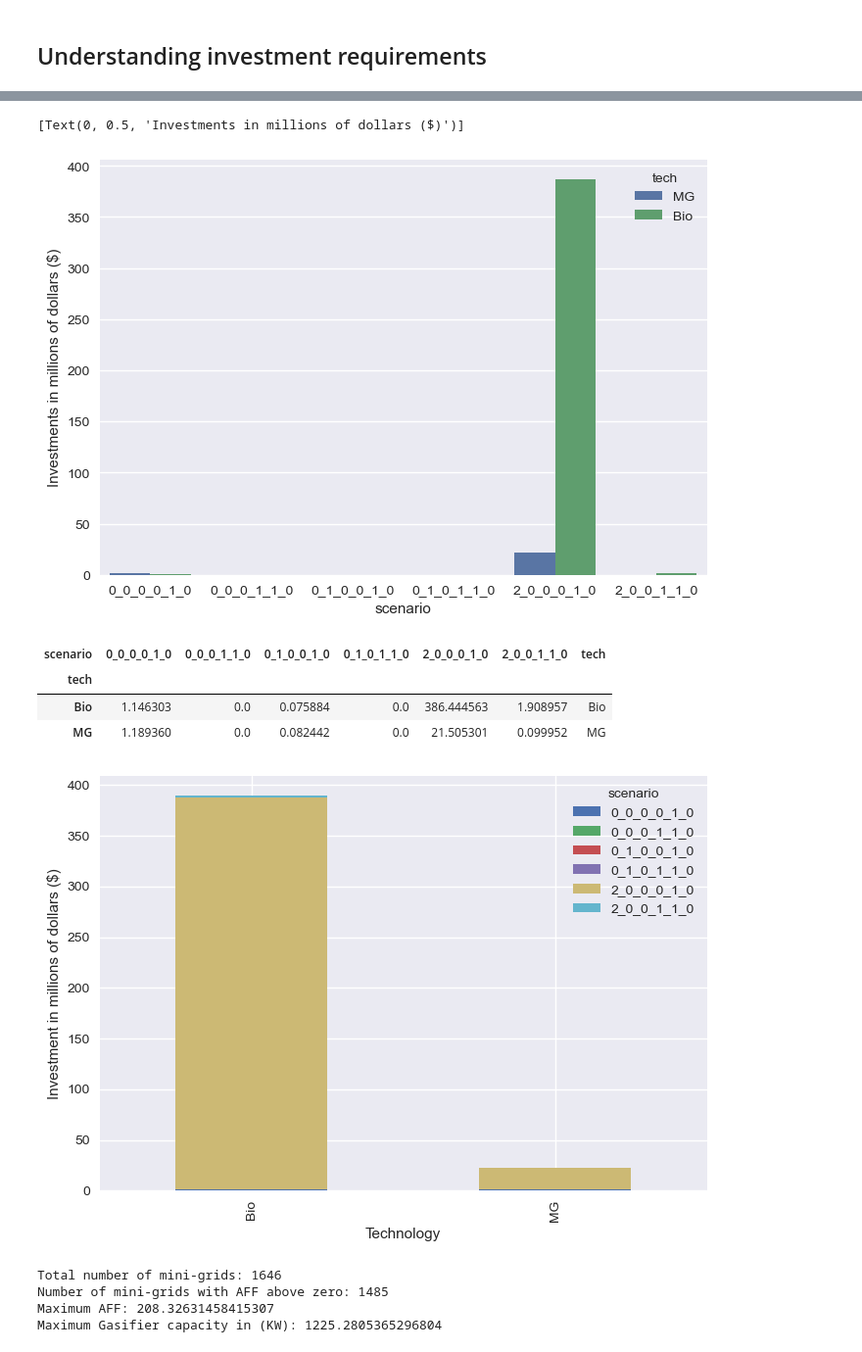
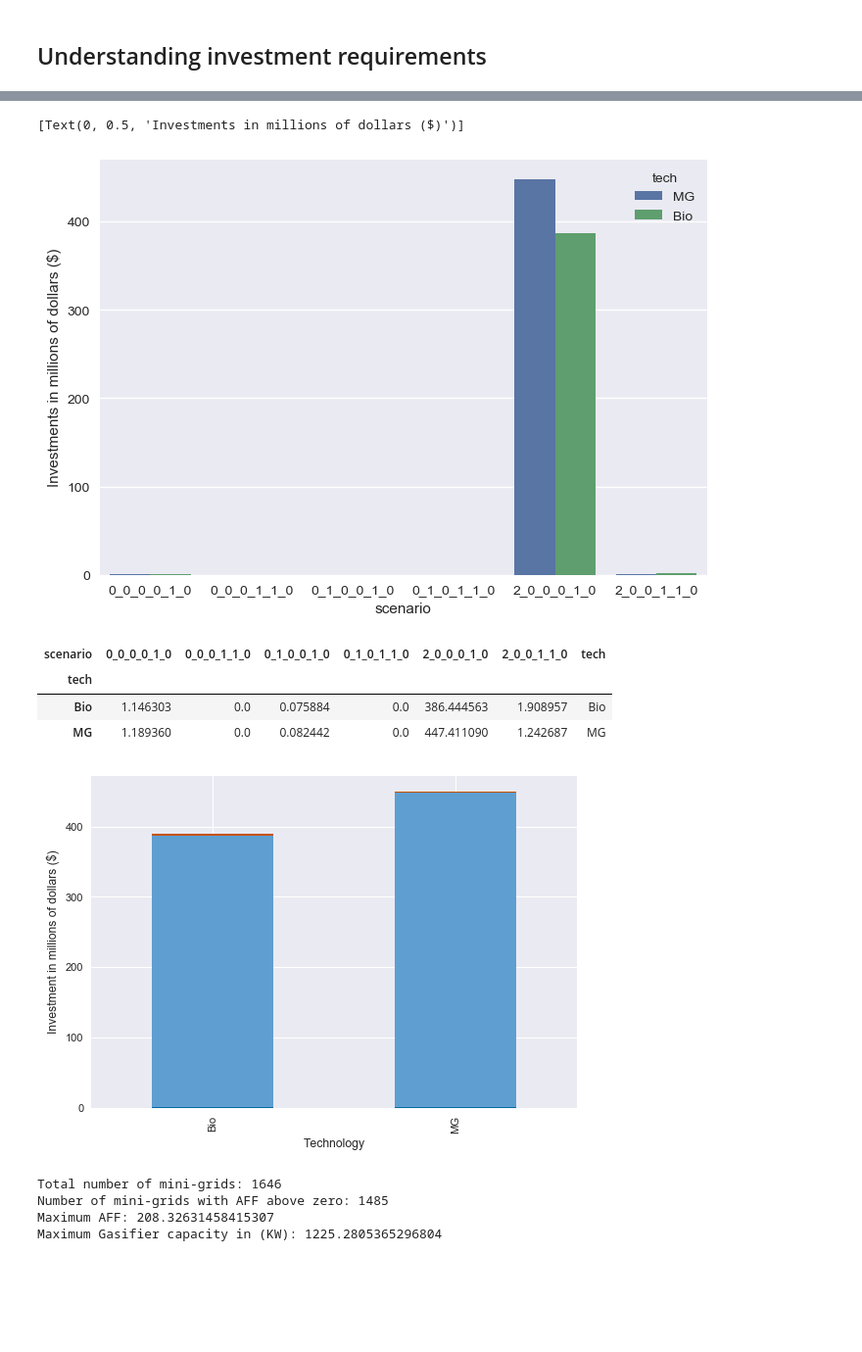
Before and after one commit to GEP-Bioenergy/gep_bio, a Jupyter notebook: GEP_bio_analysis.ipynb, the cells around one changed output, grey strips where cells are left out. Shown at 98% size. Saved outputs shown, nothing was run; the diff lists cells and outputs as text; code cells hidden in the pictures; blank space fills up the shorter version.

Commit message:
Refactor: Adding Generation CAPEX 2025

```diff
--- a/GEP_bio_analysis.ipynb
+++ b/GEP_bio_analysis.ipynb
@@ -724,7 +724,7 @@ for scenario_file in sorted(os.listdir(path)):
 
         df = df[df.Ft_PerTonRes > 0].reset_index()
 
-        total_MG_investment = df.Generation_Capex2030.sum()/1000000  #in Millions of dollars
+        total_MG_investment = (df.Generation_Capex2030.sum() + df.Generation_Capex2025.sum())/1000000  #in Millions of dollars
         total_Bio_investment = df.investment.sum()/1000000
 
         print(f'total_Bio_investment: {total_Bio_investment}')
@@ -773,7 +773,7 @@ ax = sns.barplot(x='scenario', y='investments', hue='tech', data=df_invest)
 ax.set(ylabel='Investments in millions of dollars ($)')
 # %% [output]
 [Text(0, 0.5, 'Investments in millions of dollars ($)')]
-[figure, old version]
+[figure, new version]
 # %%
 df_invest_pivoted = df_invest.pivot(index=['tech'], columns='scenario', values='investments')
 df_invest_pivoted['tech'] = ['Bio', 'MG']
@@ -783,15 +783,15 @@ df_invest_pivoted
 | scenario | 0_0_0_0_1_0 | 0_0_0_1_1_0 | 0_1_0_0_1_0 | 0_1_0_1_1_0 | 2_0_0_0_1_0 | 2_0_0_1_1_0 | tech |
 | tech |  |  |  |  |  |  |  |
 | Bio | 1.146303 | 0.0 | 0.075884 | 0.0 | 386.444563 | 1.908957 | Bio |
-| MG | 1.189360 | 0.0 | 0.082442 | 0.0 | 21.505301 | 0.099952 | MG |
+| MG | 1.189360 | 0.0 | 0.082442 | 0.0 | 447.411090 | 1.242687 | MG |
 # %%
-plt.style.use('seaborn')
-df_invest_pivoted.plot(x='tech', kind='bar', stacked=True)
+plt.style.use('tableau-colorblind10')
+df_invest_pivoted.plot(x='tech', kind='bar', stacked=True, legend=False)
 plt.xlabel("Technology")
 plt.ylabel("Investment in millions of dollars ($)")
 plt.show()
 # %% [output]
-[figure, old version]
+[figure, new version]
 # %%
 file=os.getcwd()+ '/results/combined-scenario-results.csv'
 df = pd.read_csv(file)
```
Also changed, not shown: parts of 6 cells of this notebook, 2 other files.
